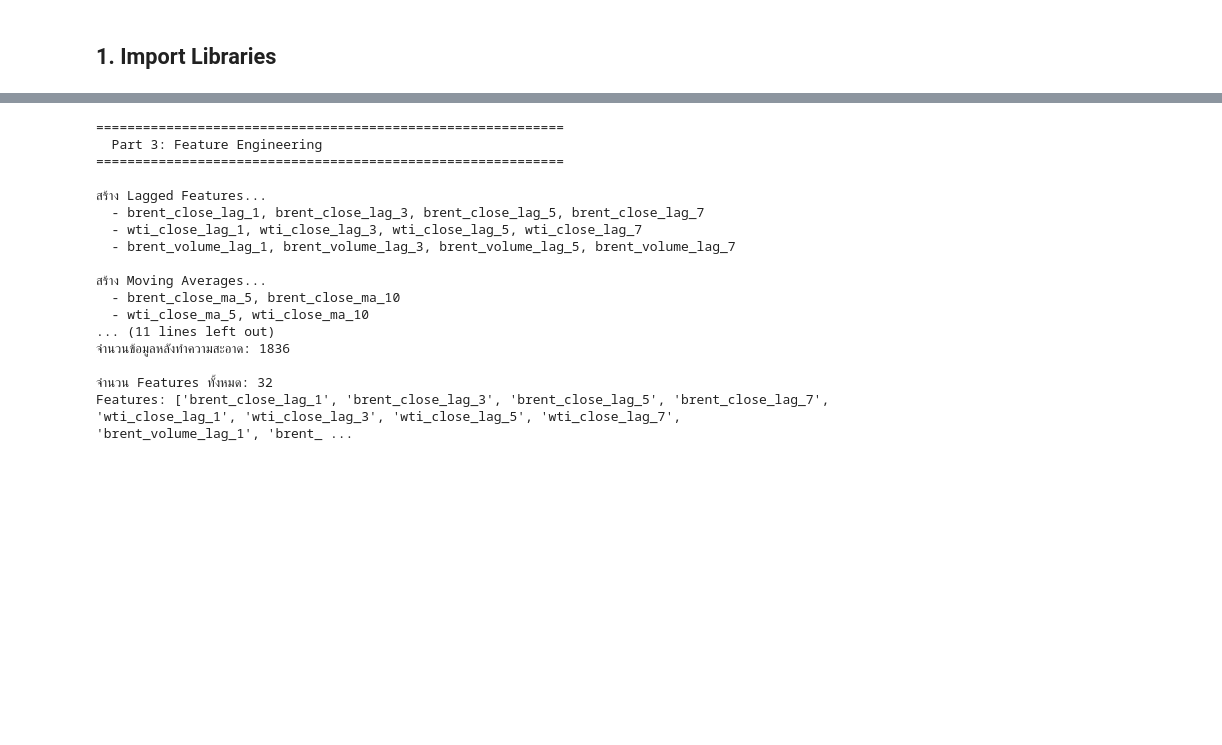
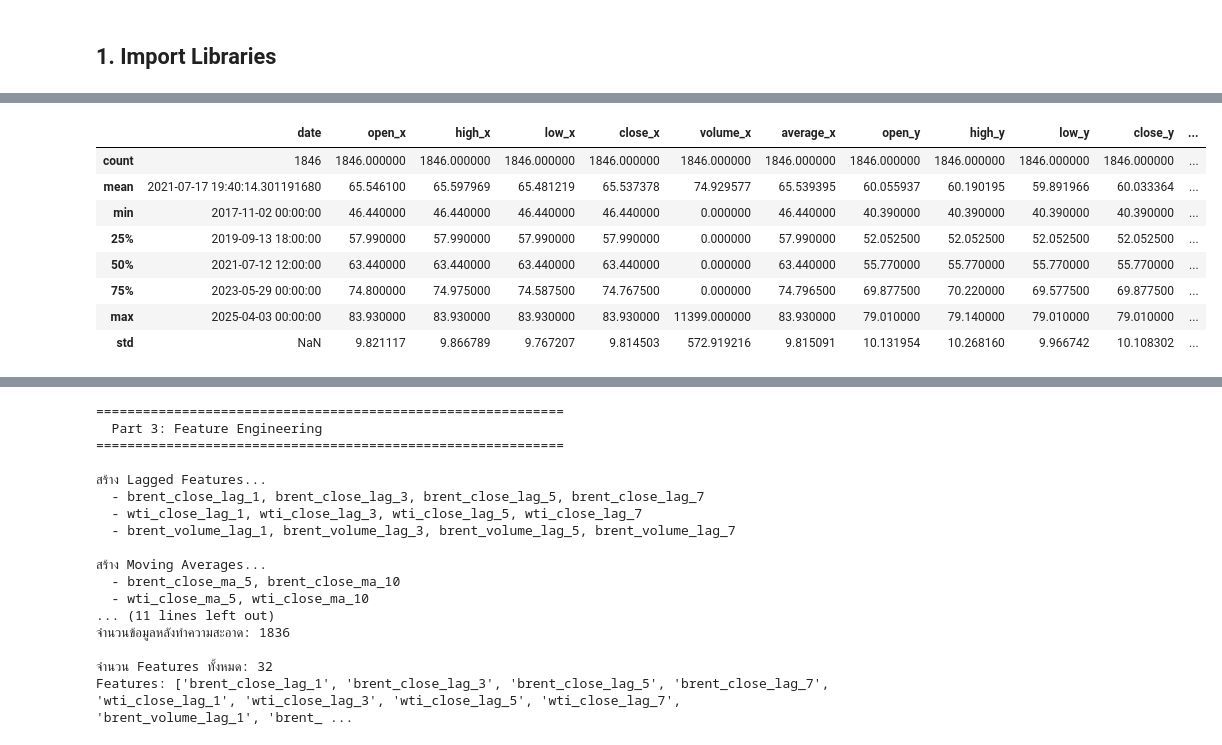
Before and after one commit to K400000/Oil-Price-Prediction, a Jupyter notebook: notebooks/Random_Forest.ipynb, the cells around one changed output, grey strips where cells are left out. Saved outputs shown, nothing was run; the diff lists cells and outputs as text; code cells hidden in the pictures; blank space fills up the shorter version.

```diff
--- a/notebooks/Random_Forest.ipynb
+++ b/notebooks/Random_Forest.ipynb
@@ -108,0 +29,12 @@ First 5 rows:
+# %%
+df.describe()
+# %% [output]
+|  | date | open_x | high_x | low_x | close_x | volume_x | average_x | open_y | high_y | low_y | close_y | ... |
+| count | 1846 | 1846.000000 | 1846.000000 | 1846.000000 | 1846.000000 | 1846.000000 | 1846.000000 | 1846.000000 | 1846.000000 | 1846.000000 | 1846.000000 | ... |
+| mean | 2021-07-17 19:40:14.301191680 | 65.546100 | 65.597969 | 65.481219 | 65.537378 | 74.929577 | 65.539395 | 60.055937 | 60.190195 | 59.891966 | 60.033364 | ... |
+| min | 2017-11-02 00:00:00 | 46.440000 | 46.440000 | 46.440000 | 46.440000 | 0.000000 | 46.440000 | 40.390000 | 40.390000 | 40.390000 | 40.390000 | ... |
+| 25% | 2019-09-13 18:00:00 | 57.990000 | 57.990000 | 57.990000 | 57.990000 | 0.000000 | 57.990000 | 52.052500 | 52.052500 | 52.052500 | 52.052500 | ... |
+| 50% | 2021-07-12 12:00:00 | 63.440000 | 63.440000 | 63.440000 | 63.440000 | 0.000000 | 63.440000 | 55.770000 | 55.770000 | 55.770000 | 55.770000 | ... |
+| 75% | 2023-05-29 00:00:00 | 74.800000 | 74.975000 | 74.587500 | 74.767500 | 0.000000 | 74.796500 | 69.877500 | 70.220000 | 69.577500 | 69.877500 | ... |
+| max | 2025-04-03 00:00:00 | 83.930000 | 83.930000 | 83.930000 | 83.930000 | 11399.000000 | 83.930000 | 79.010000 | 79.140000 | 79.010000 | 79.010000 | ... |
+| std | NaN | 9.821117 | 9.866789 | 9.767207 | 9.814503 | 572.919216 | 9.815091 | 10.131954 | 10.268160 | 9.966742 | 10.108302 | ... |
```
Also changed, not shown: parts of 14 cells of this notebook, 3 other files.
